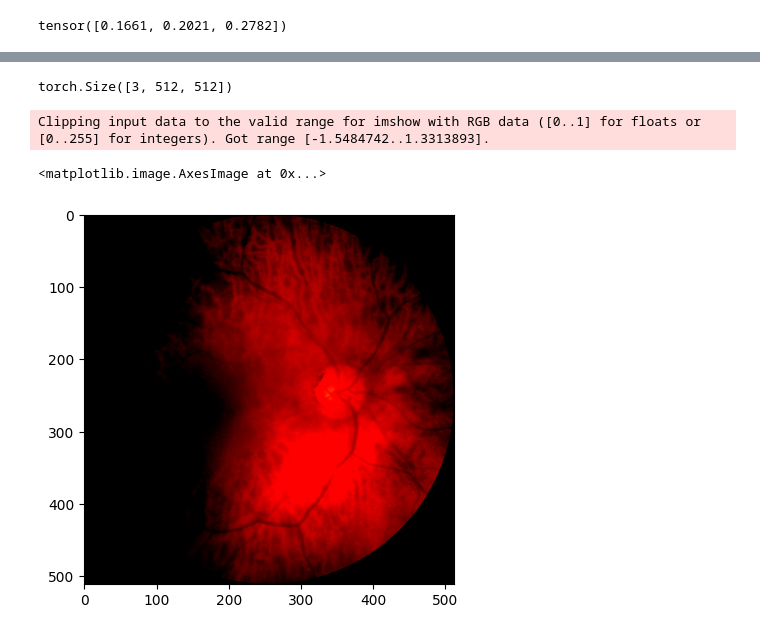
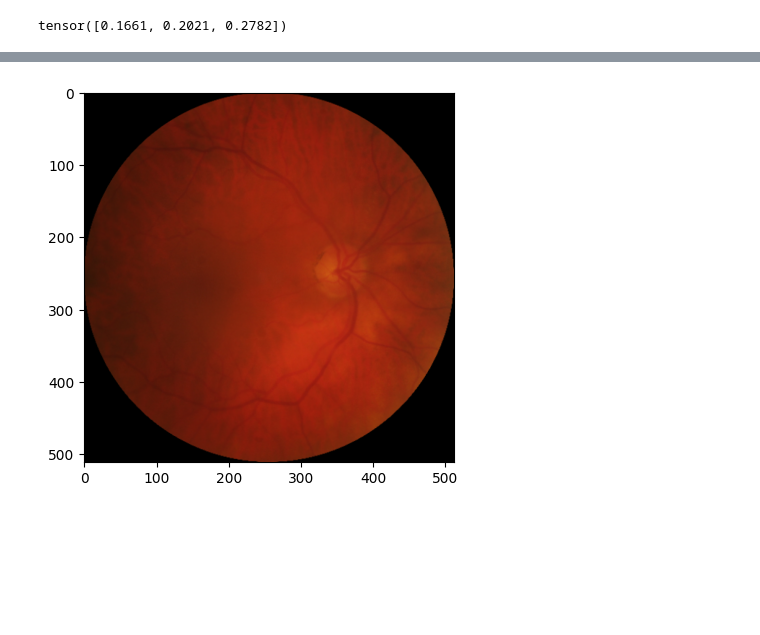
Before and after one commit to gabimoran/MiM, a Jupyter notebook: notebooks/04_draft_clase_dataset.ipynb, the cells around one changed output, grey strips where cells are left out. Saved outputs shown, nothing was run; the diff lists cells and outputs as text; code cells hidden in the pictures; blank space fills up the shorter version.

```diff
--- a/notebooks/04_draft_clase_dataset.ipynb
+++ b/notebooks/04_draft_clase_dataset.ipynb
@@ -131,12 +165,18 @@ torch.min(train[0][0]), torch.max(train[0][0])
-# %%
-train[0][0].shape
-# %% [output]
-torch.Size([3, 512, 512])
-# %%
-import matplotlib.pyplot as plt
-
-plt.imshow(train[0][0].permute(1, 2, 0))
-# %% [output]
-Clipping input data to the valid range for imshow with RGB data ([0..1] for floats or [0..255] for integers). Got range [-1.5484742..1.3313893].
-<matplotlib.image.AxesImage at 0x...>
-[figure, removed]
+# %%
+from torchvision import transforms
+from PIL import Image
+
+img=Image.open(train.data_path/'data/images'/(train.data[0][0]+'.png')).convert("RGB")
+# armamos una lista de transformaciones
+transformations = [
+   transforms.RandomRotation(degrees=[-15,15], interpolation=transforms.InterpolationMode.BILINEAR,fill=(0, 0, 0))
+                   ]
+# y creamos una composición
+composed_transformation = transforms.Compose(transformations)
+
+# aplicamos la sucesión de transformaciones y graficamos el resultado
+img_transformed = composed_transformation(img)
+plt.imshow(img_transformed)
+plt.show()
+# %% [output]
+[figure, added]
```
Also changed, not shown: parts of 8 cells of this notebook.
